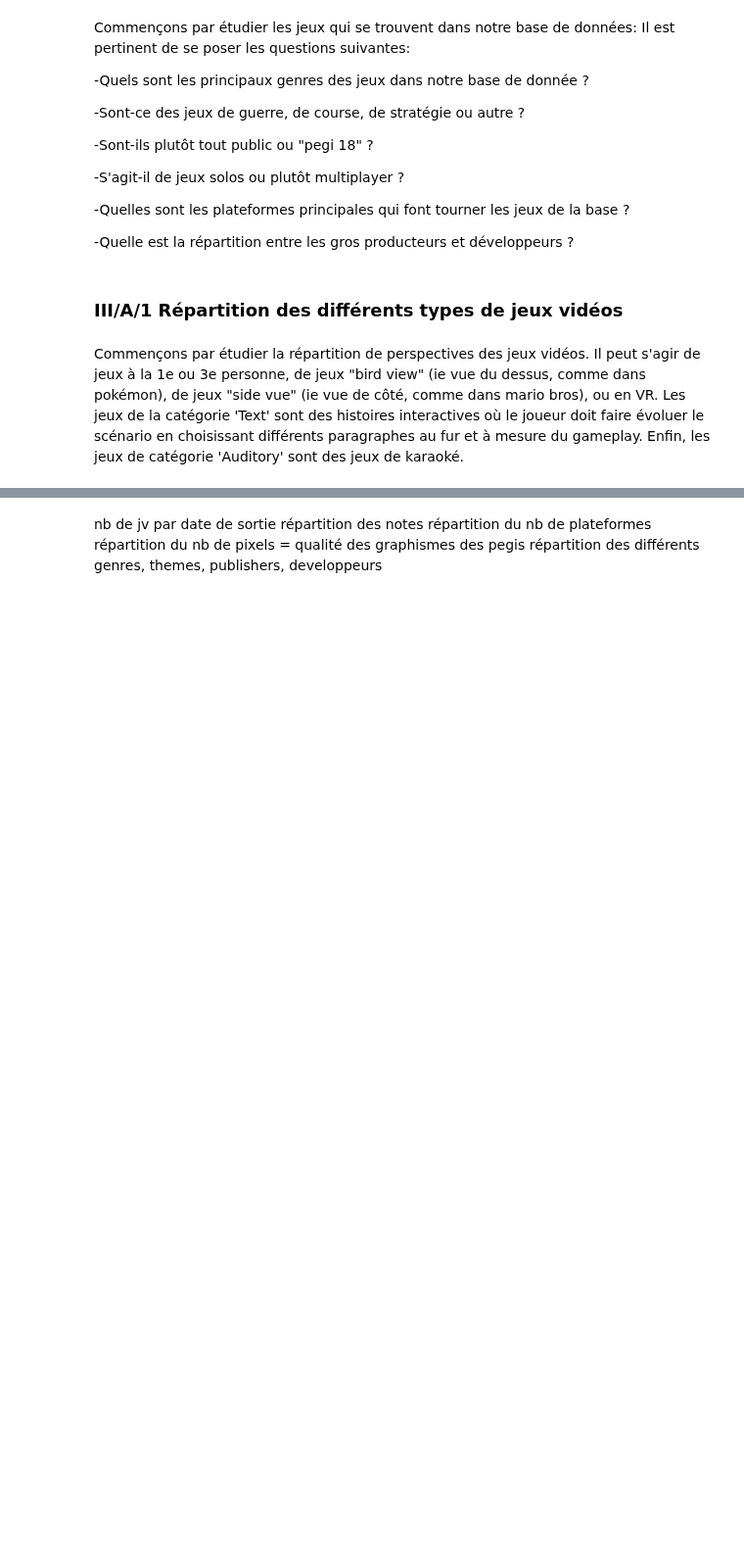
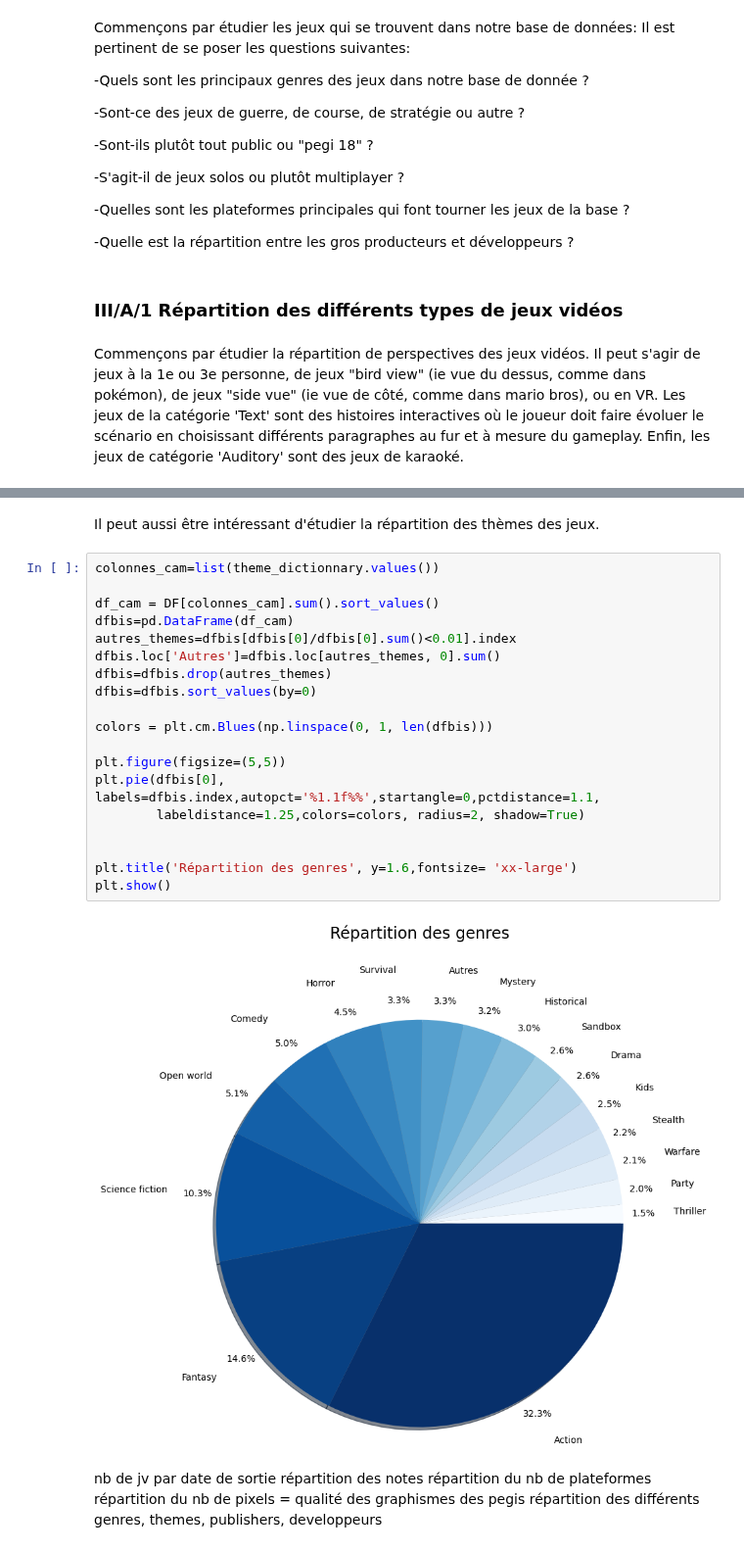
Before and after one commit to PyTomSss/PythonProjects, a Jupyter notebook: Project_Notebook.ipynb, the cells around one changed output, grey strips where cells are left out. Shown at 98% size. Cells and saved outputs as stored; diff of their text form; blank space fills up the shorter version.

```diff
--- a/Project_Notebook.ipynb
+++ b/Project_Notebook.ipynb
@@ -931,3 +966,26 @@ plt.show()
+# %% [markdown]
+Il peut aussi être intéressant d'étudier la répartition des thèmes des jeux.
+# %%
+colonnes_cam=list(theme_dictionnary.values())
+
+df_cam = DF[colonnes_cam].sum().sort_values()
+dfbis=pd.DataFrame(df_cam)
+autres_themes=dfbis[dfbis[0]/dfbis[0].sum()<0.01].index
+dfbis.loc['Autres']=dfbis.loc[autres_themes, 0].sum()
+dfbis=dfbis.drop(autres_themes)
+dfbis=dfbis.sort_values(by=0)
+
+colors = plt.cm.Blues(np.linspace(0, 1, len(dfbis)))
+
+plt.figure(figsize=(5,5))
+plt.pie(dfbis[0], labels=dfbis.index,autopct='%1.1f%%',startangle=0,pctdistance=1.1,
+        labeldistance=1.25,colors=colors, radius=2, shadow=True)
+
+
+plt.title('Répartition des genres', y=1.6,fontsize= 'xx-large')
+plt.show()
+# %% [output]
+[figure, added]
 # %% [markdown]
 nb de jv par date de sortie
 répartition des notes
```
Also changed, not shown: parts of 9 cells of this notebook.
